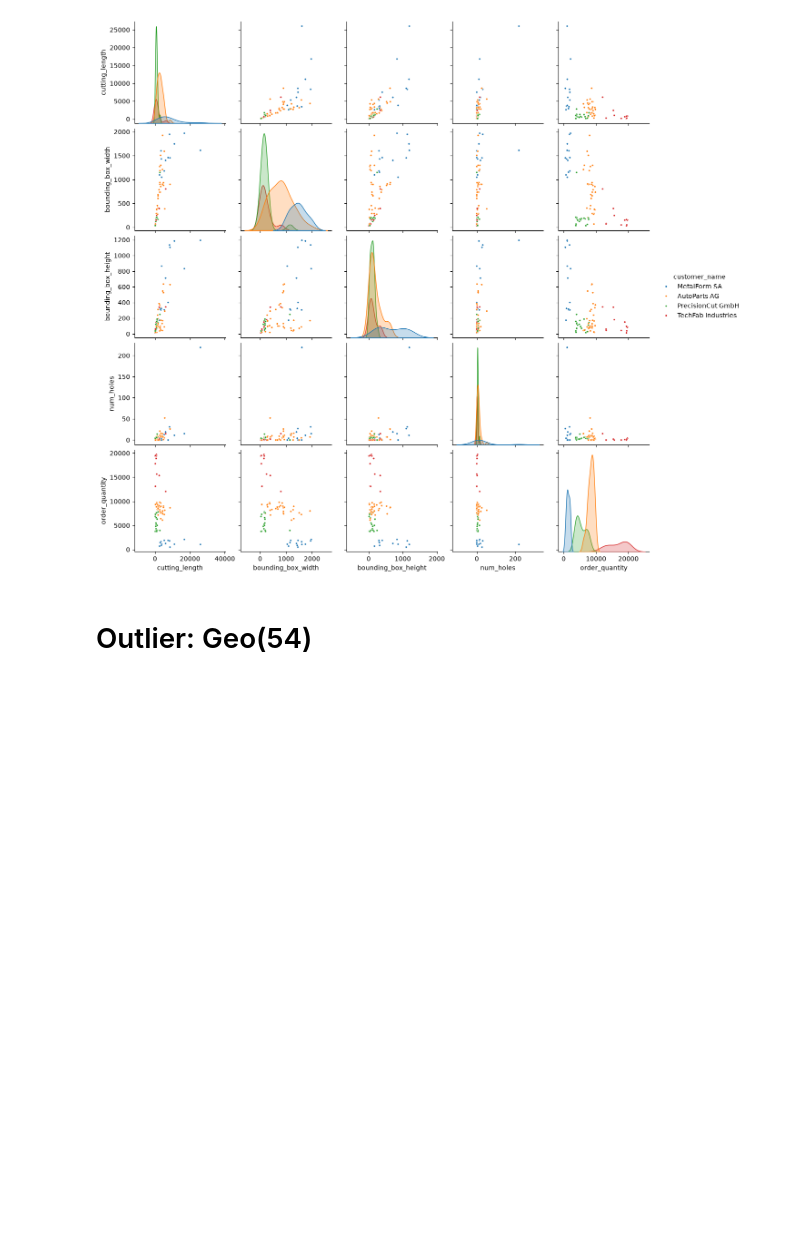
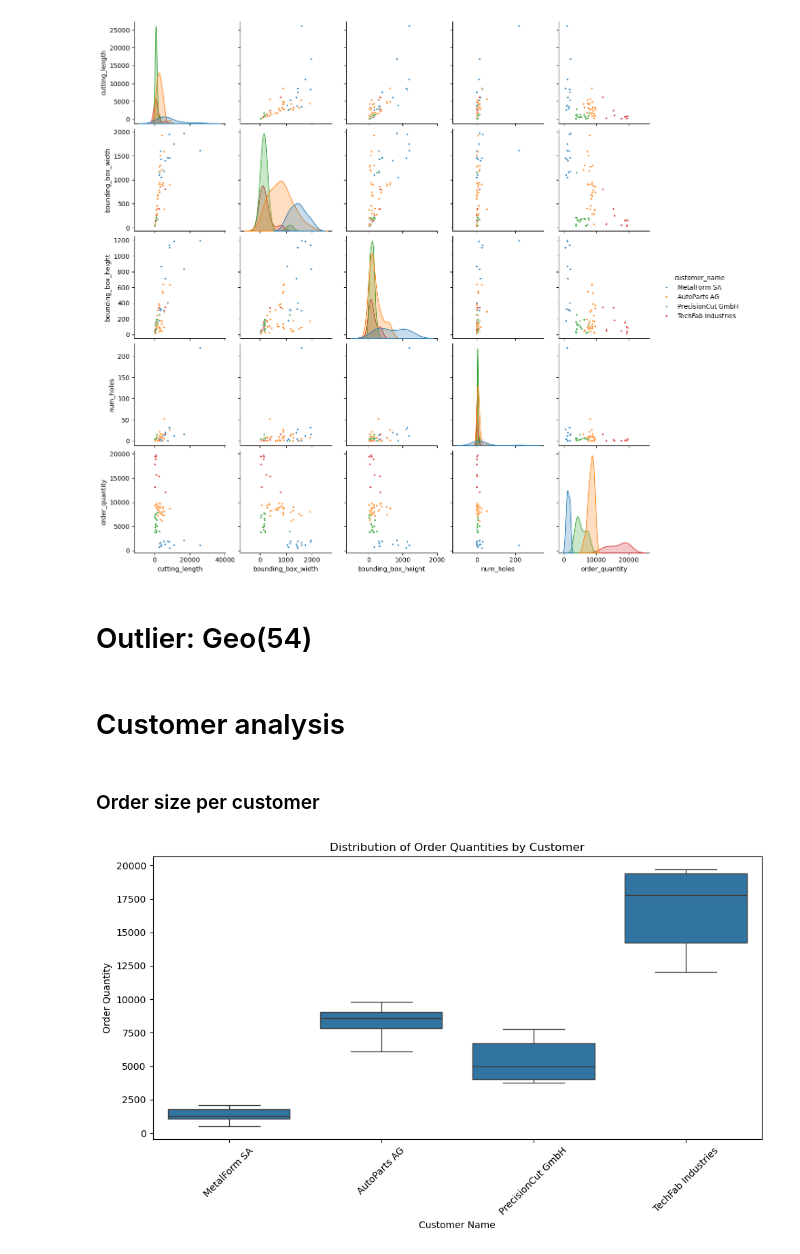
Before and after one commit to loruedel/Challenge1, a Jupyter notebook: bivariate and multivariate analysis.ipynb, the cells around one changed output. Saved outputs shown, nothing was run; the diff lists cells and outputs as text; code cells hidden in the pictures; blank space fills up the shorter version.

Commit message:
Update analysis notebook

```diff
--- a/bivariate and multivariate analysis.ipynb
+++ b/bivariate and multivariate analysis.ipynb
@@ -217,3 +218,18 @@ plt.show()
 [figure]
 # %% [markdown]
 # Outlier: Geo(54)
+# %% [markdown]
+# Customer analysis
+# %% [markdown]
+### Order size per customer
+# %%
+plt.figure(figsize=(10, 6))
+sns.boxplot(data=clean_data, x='customer_name', y='order_quantity')
+plt.xticks(rotation=45)
+plt.xlabel('Customer Name')
+plt.ylabel('Order Quantity')
+plt.title('Distribution of Order Quantities by Customer')
+plt.tight_layout()
+plt.show()
+# %% [output]
+[figure, added]
```
Also changed, not shown: parts of 17 cells of this notebook.
